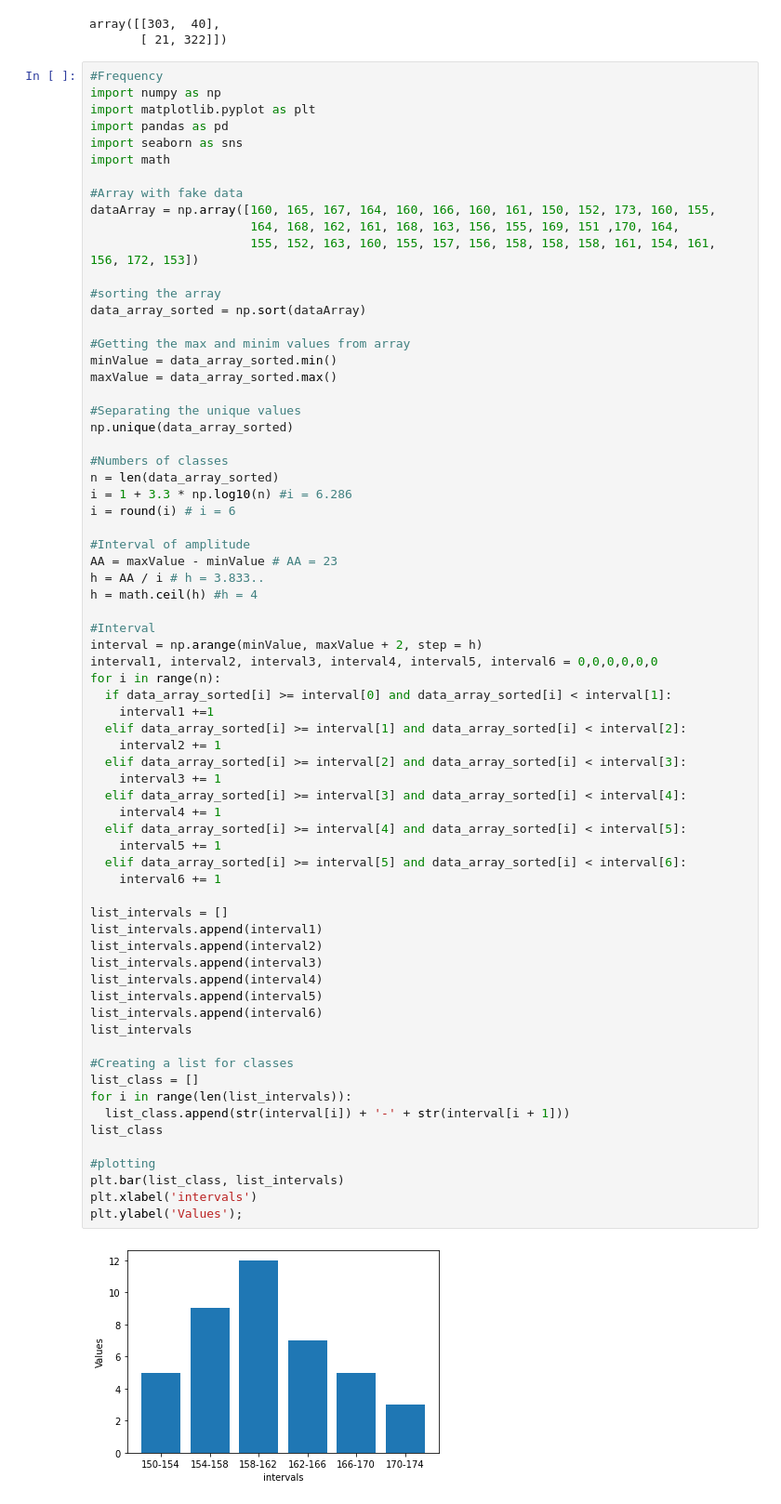
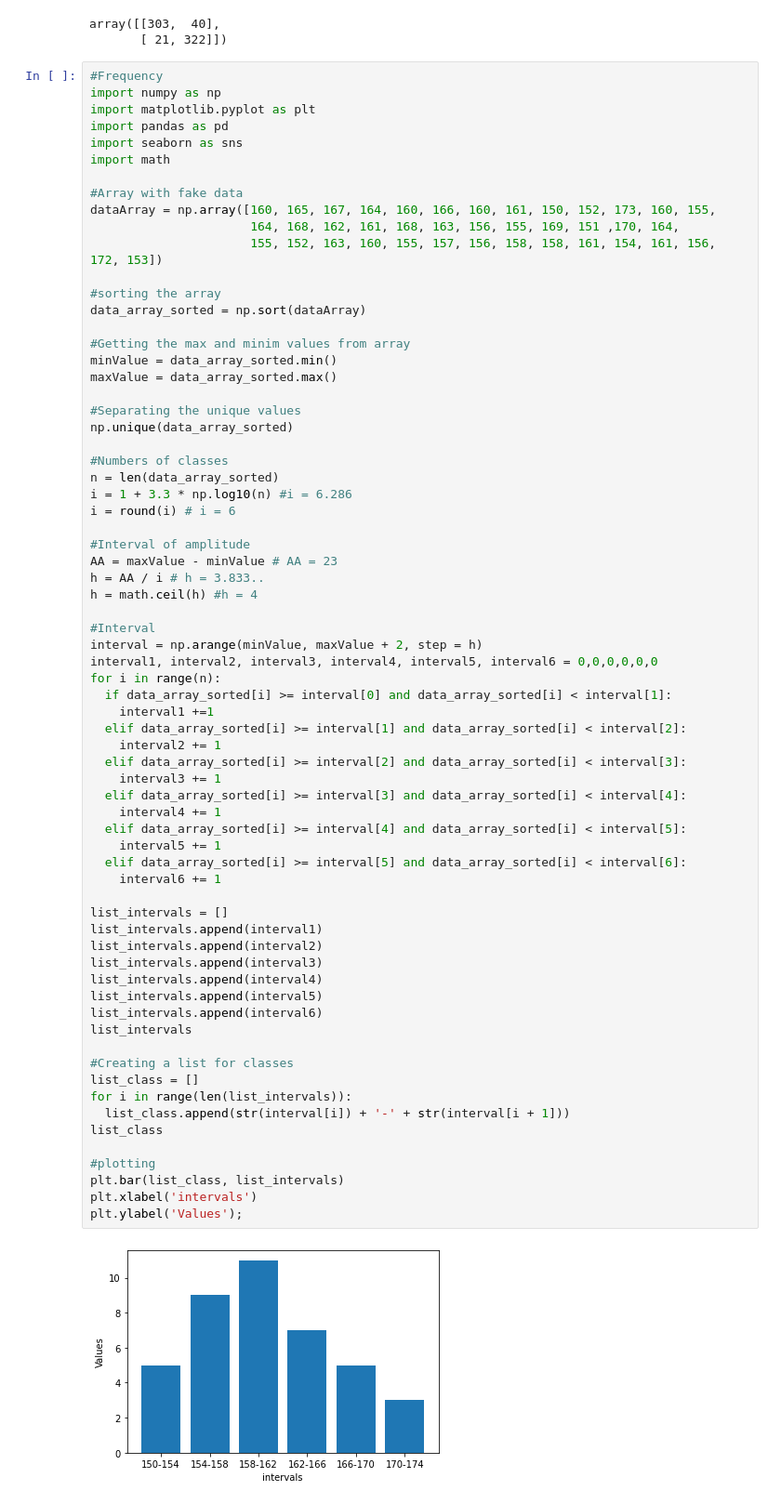
Before and after one commit to AndreyCesarVilacha/Statistic-PY, a Jupyter notebook: Fundamentals.ipynb, the cells around one changed output. Shown at 93% size. Drawn from its saved outputs; the diff is of its cells as text.

Commit message:
Frequency with histogram

```diff
--- a/Fundamentals.ipynb
+++ b/Fundamentals.ipynb
@@ -405,7 +405,7 @@ import math
 #Array with fake data
 dataArray = np.array([160, 165, 167, 164, 160, 166, 160, 161, 150, 152, 173, 160, 155,
                       164, 168, 162, 161, 168, 163, 156, 155, 169, 151 ,170, 164,
-                      155, 152, 163, 160, 155, 157, 156, 158, 158, 158, 161, 154, 161, 156, 172, 153])
+                      155, 152, 163, 160, 155, 157, 156, 158, 158, 161, 154, 161, 156, 172, 153])
 
 #sorting the array
 data_array_sorted = np.sort(dataArray)
@@ -437,31 +437,31 @@ for i in range(n):
     interval2 += 1
   elif data_array_sorted[i] >= interval[2] and data_array_sorted[i] < interval[3]:
     interval3 += 1
   elif data_array_sorted[i] >= interval[3] and data_array_sorted[i] < interval[4]:
     interval4 += 1
   elif data_array_sorted[i] >= interval[4] and data_array_sorted[i] < interval[5]:
     interval5 += 1
   elif data_array_sorted[i] >= interval[5] and data_array_sorted[i] < interval[6]:
     interval6 += 1
 
 list_intervals = []
 list_intervals.append(interval1)
 list_intervals.append(interval2)
 list_intervals.append(interval3)
 list_intervals.append(interval4)
 list_intervals.append(interval5)
 list_intervals.append(interval6)
 list_intervals
 
 #Creating a list for classes
 list_class = []
 for i in range(len(list_intervals)):
   list_class.append(str(interval[i]) + '-' + str(interval[i + 1]))
 list_class
 
 #plotting
 plt.bar(list_class, list_intervals)
 plt.xlabel('intervals')
 plt.ylabel('Values');
 # %% [output]
-[figure, old version]
+[figure, new version]
```
Also changed, not shown: parts of 2 cells of this notebook.
